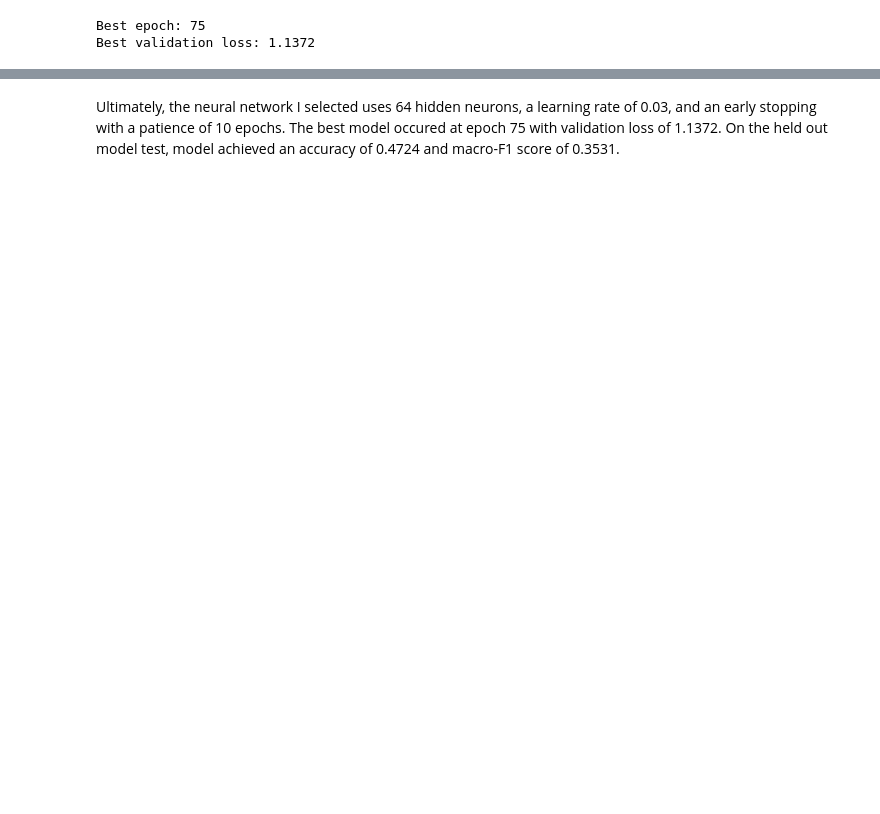
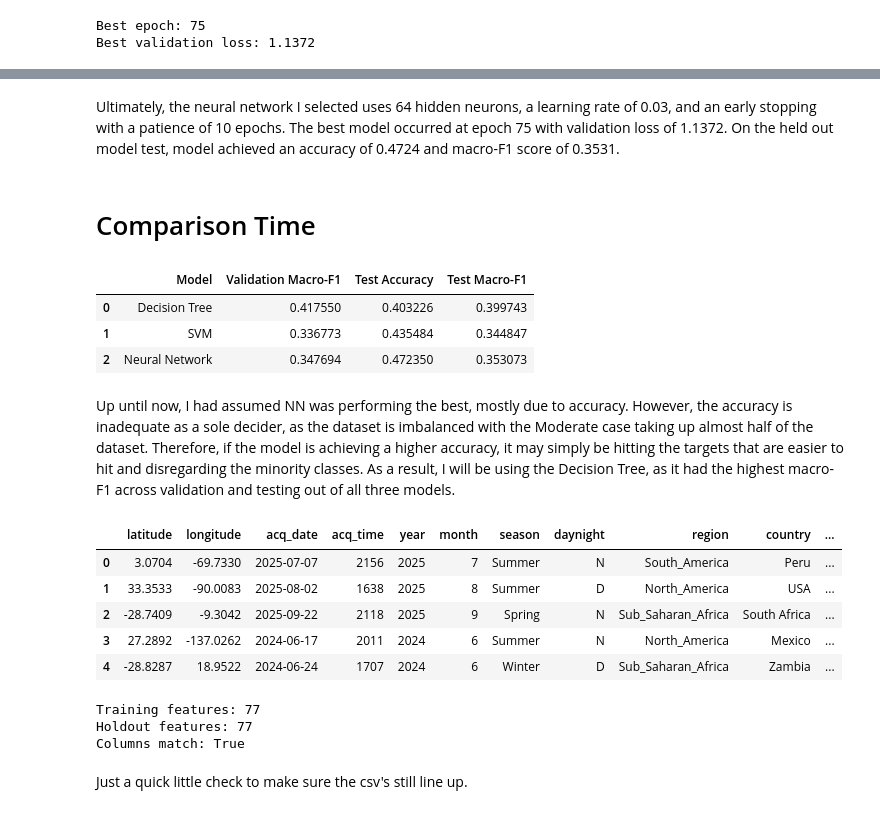
Before and after one commit to squeeble1471/ML02, a Jupyter notebook: ass02.ipynb, the cells around one changed output, grey strips where cells are left out. Cells and saved outputs as stored; diff of their text form; code cells hidden in the pictures; blank space fills up the shorter version.

```diff
--- a/ass02.ipynb
+++ b/ass02.ipynb
@@ -1442,5 +1388,50 @@ Macro F1 Score: 0.3531
    macro avg       0.48      0.34      0.35       868
 weighted avg       0.46      0.47      0.43       868
 # %% [markdown]
-Ultimately, the neural network I selected uses 64 hidden neurons, a learning rate of 0.03, and an early stopping with a patience of 10 epochs. The best model occured at epoch 75 with validation loss of
+Ultimately, the neural network I selected uses 64 hidden neurons, a learning rate of 0.03, and an early stopping with a patience of 10 epochs. The best model occurred at epoch 75 with validation loss of
 1.1372. On the held out model test, model achieved an accuracy of 0.4724 and macro-F1 score of 0.3531.
+# %% [markdown]
+# Comparison Time
+# %%
+comparison = pd.DataFrame({
+    "Model": [
+        "Decision Tree",
+        "SVM",
+        "Neural Network"
+    ],
+    "Validation Macro-F1": [
+        dt_val_f1,
+        svm_val_f1,
+        nn_val_f1
+    ],
+    "Test Accuracy": [
+        dt_test_acc,
+        svm_test_acc,
+        nn_test_acc
+    ],
+    "Test Macro-F1": [
+        dt_test_f1,
+        svm_test_f1,
+        nn_test_f1
+    ]
+})
+
+comparison
+# %% [output]
+|  | Model | Validation Macro-F1 | Test Accuracy | Test Macro-F1 |
+| 0 | Decision Tree | 0.417550 | 0.403226 | 0.399743 |
+| 1 | SVM | 0.336773 | 0.435484 | 0.344847 |
+| 2 | Neural Network | 0.347694 | 0.472350 | 0.353073 |
+# %% [markdown]
+Up until now, I had assumed NN was performing the best, mostly due to accuracy. However, the accuracy is inadequate as a sole decider, as the dataset is imbalanced with the Moderate case taking up almost half of the dataset. Therefore, if the model is achieving a higher accuracy, it may simply be hitting the targets that are easier to hit and disregarding the minority classes. As a result, I will be using the Decision Tree, as it had the highest macro-F1 across validation and testing out of all three models.
+# %%
+holdout_data = pd.read_csv("./wildfire_cls_test_features.csv")
+
+holdout_data.head()
+# %% [output]
+|  | latitude | longitude | acq_date | acq_time | year | month | season | daynight | region | country | ... |
+| 0 | 3.0704 | -69.7330 | 2025-07-07 | 2156 | 2025 | 7 | Summer | N | South_America | Peru | ... |
+| 1 | 33.3533 | -90.0083 | 2025-08-02 | 1638 | 2025 | 8 | Summer | D | North_America | USA | ... |
+| 2 | -28.7409 | -9.3042 | 2025-09-22 | 2118 | 2025 | 9 | Spring | N | Sub_Saharan_Africa | South Africa | ... |
+| 3 | 27.2892 | -137.0262 | 2024-06-17 | 2011 | 2024 | 6 | Summer | N | North_America | Mexico | ... |
+| 4 | -28.8287 | 18.9522 | 2024-06-24 | 1707 | 2024 | 6 | Winter | D | Sub_Saharan_Africa | Zambia | ... |
@@ -1446,0 +1441,10 @@ Ultimately, the neural network I selected uses 64 hidden neurons, a learning rat
+# %%
+print("Training features:", dataXExpand.shape[1])
+print("Holdout features:", holdout_X.shape[1])
+print("Columns match:", dataXExpand.columns.equals(holdout_X.columns))
+# %% [output]
+Training features: 77
+Holdout features: 77
+Columns match: True
+# %% [markdown]
+Just a quick little check to make sure the csv's still line up.
```
Also changed, not shown: parts of 39 cells of this notebook, 1 other file.
